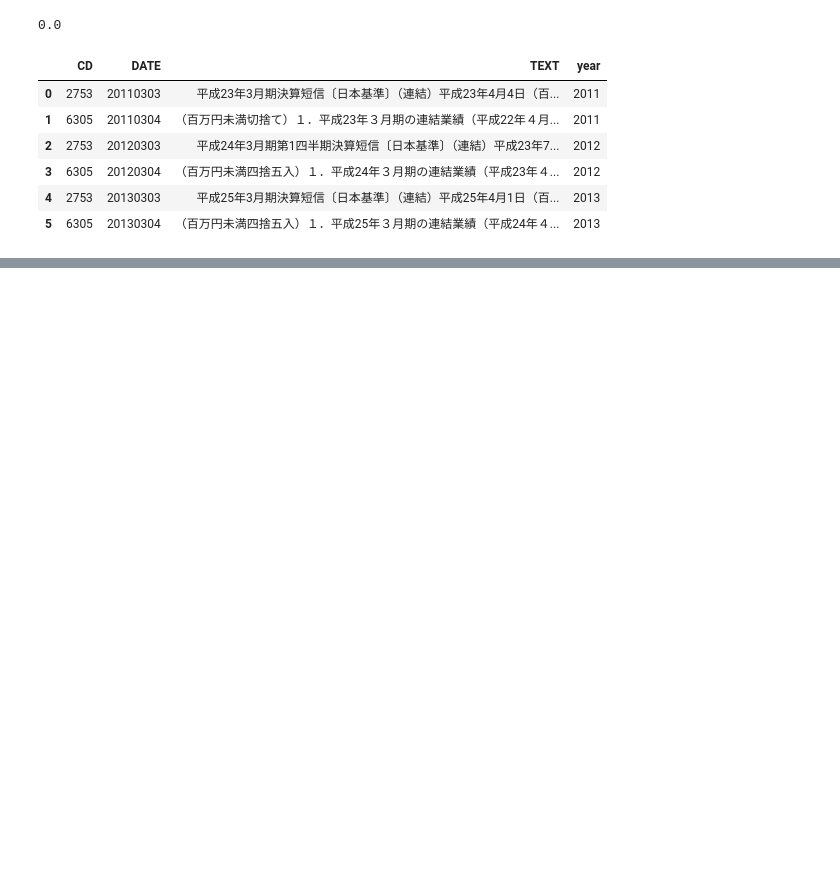
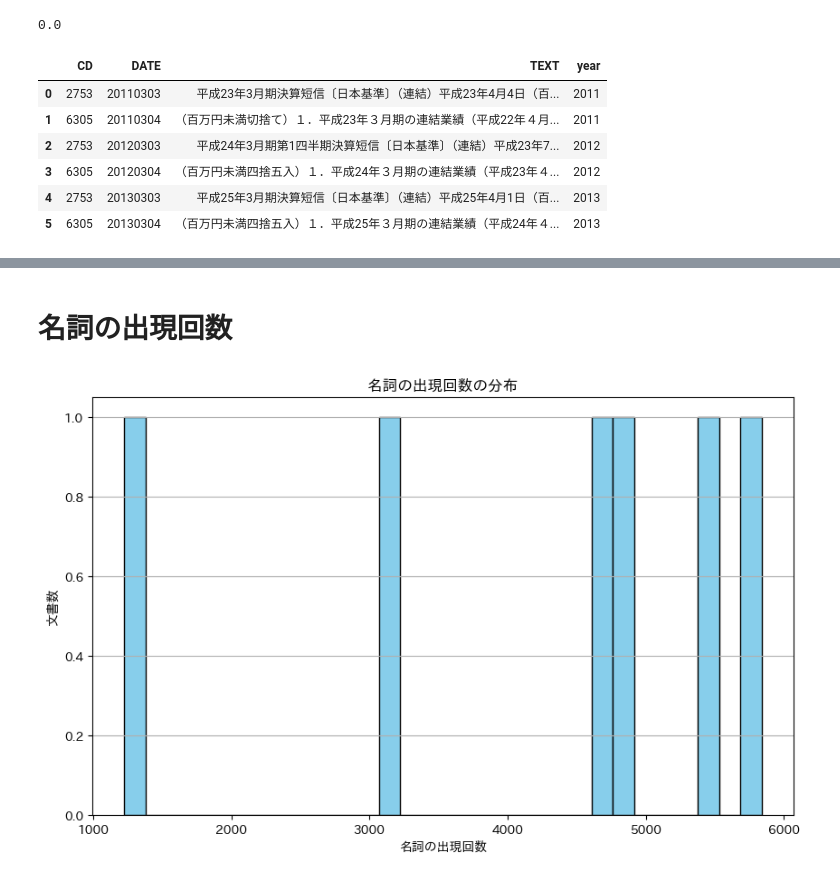
Before and after one commit to Ota1022/text_analysis, a Jupyter notebook: analysis.ipynb, the cells around one changed output, grey strips where cells are left out. Cells and saved outputs as stored; diff of their text form; code cells hidden in the pictures; blank space fills up the shorter version.

```diff
--- a/analysis.ipynb
+++ b/analysis.ipynb
@@ -179,0 +226,28 @@ plt.show()
+# %% [markdown]
+# 名詞の出現回数
+# %%
+# 名詞のみをカウントする関数
+def count_nouns(text):
+    mecab.parse('')  # 空文字列をparseすることで、文字列が初期化されるバグを回避
+    node = mecab.parseToNode(text)
+    count = 0
+    while node:
+        # 品詞情報が名詞に関連するものであればカウントを増やす
+        if node.feature.split(',')[0] == '名詞':
+            count += 1
+        node = node.next
+    return count
+
+# DataFrame内の各テキストに対して名詞のカウントを実行
+combined_df['noun_count'] = combined_df['TEXT'].apply(count_nouns)
+
+# 名詞の出現回数の分布をプロット
+plt.figure(figsize=(10, 6))
+plt.hist(combined_df['noun_count'], bins=30, color='skyblue', edgecolor='black')
+plt.title('名詞の出現回数の分布')
+plt.xlabel('名詞の出現回数')
+plt.ylabel('文書数')
+plt.grid(axis='y')
+plt.show()
+# %% [output]
+[figure, added]
```
Also changed, not shown: parts of 20 cells of this notebook.
